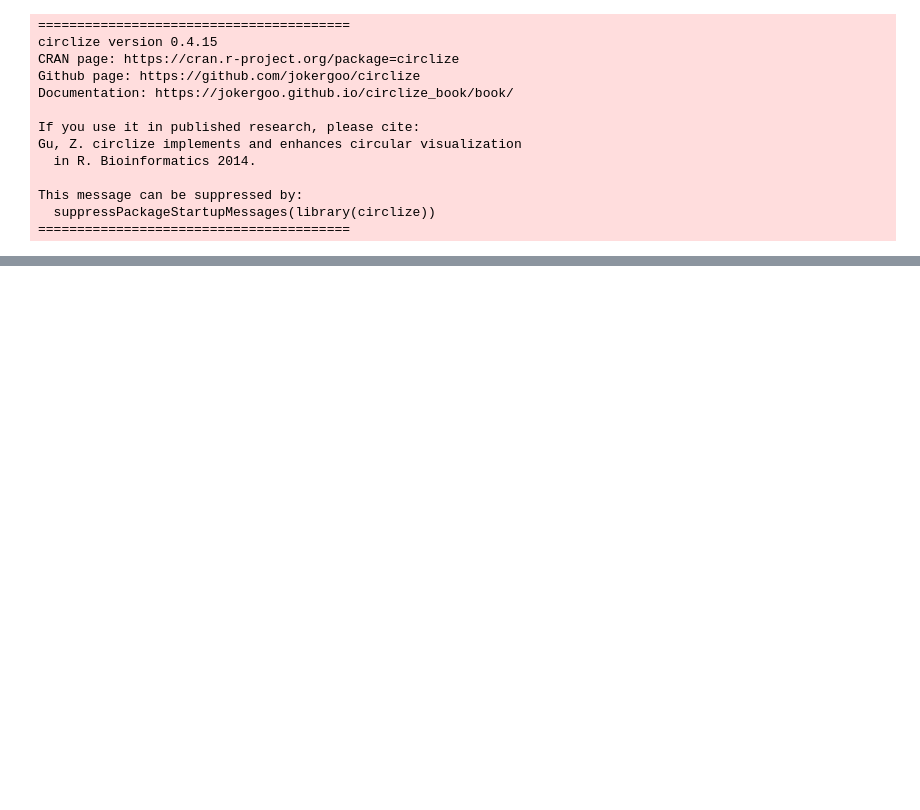
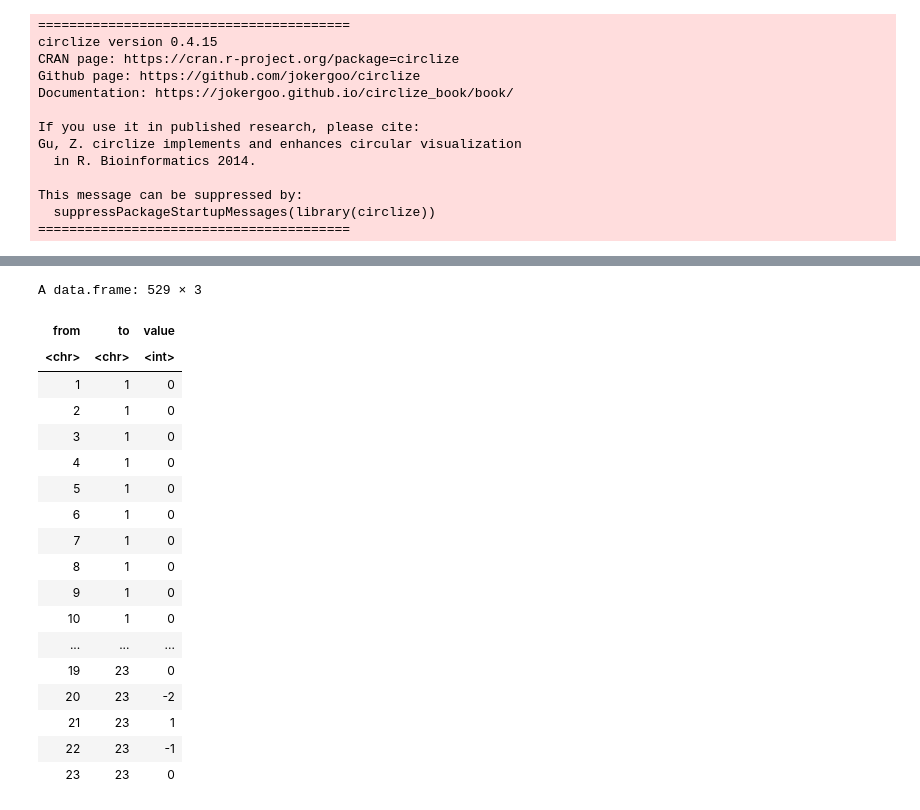
Before and after one commit to GBuenvar/Articx, a Jupyter notebook: WDSN_plot.ipynb, the cells around one changed output, grey strips where cells are left out. Saved outputs shown, nothing was run; the diff lists cells and outputs as text; code cells hidden in the pictures; blank space fills up the shorter version.

Commit message:
color and edges update

```diff
--- a/WDSN_plot.ipynb
+++ b/WDSN_plot.ipynb
@@ -143,0 +211,31 @@ circos.clear()
+# %%
+rownames(mat) = colnames(mat) = 1:nrow(mat)
+
+df = data.frame(from = rep(rownames(mat), times = ncol(mat)),
+    to = rep(colnames(mat), each = nrow(mat)),
+    value = as.vector(mat),
+    stringsAsFactors = FALSE
+    )
+
+df
+# Create a vector of N distinct colors (N = number of rows of the matrix) using pastel colors
+# %% [output]
+A data.frame: 529 × 3
+| from | to | value |
+| <chr> | <chr> | <int> |
+| 1 | 1 | 0 |
+| 2 | 1 | 0 |
+| 3 | 1 | 0 |
+| 4 | 1 | 0 |
+| 5 | 1 | 0 |
+| 6 | 1 | 0 |
+| 7 | 1 | 0 |
+| 8 | 1 | 0 |
+| 9 | 1 | 0 |
+| 10 | 1 | 0 |
+| ... | ... | ... |
+| 19 | 23 | 0 |
+| 20 | 23 | -2 |
+| 21 | 23 | 1 |
+| 22 | 23 | -1 |
+| 23 | 23 | 0 |
```
Also changed, not shown: parts of 4 cells of this notebook, 10 other files.
